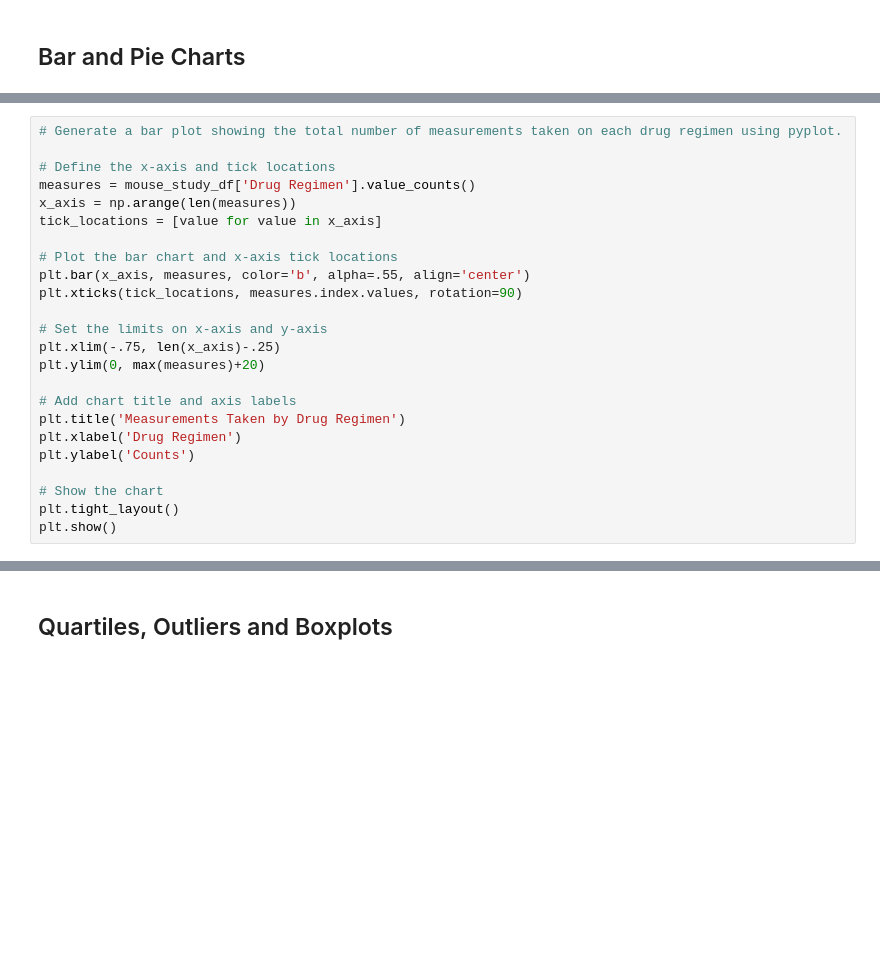
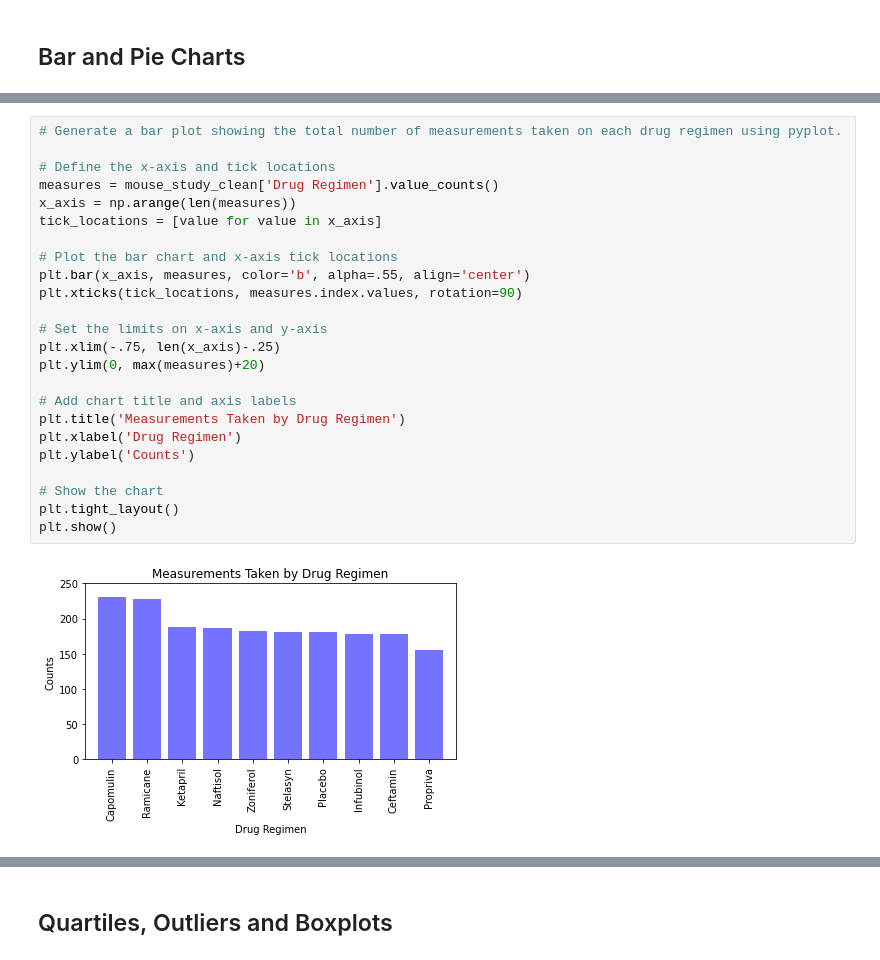
Before and after one commit to austin3216/matplotlib-challenge, a Jupyter notebook: pymaceuticals_starter.ipynb, the cells around one changed output, grey strips where cells are left out. Drawn from its saved outputs; the diff is of its cells as text; blank space fills up the shorter version.

```diff
--- a/pymaceuticals_starter.ipynb
+++ b/pymaceuticals_starter.ipynb
@@ -84,27 +139,29 @@ plt.show()
 # %%
 # Generate a bar plot showing the total number of measurements taken on each drug regimen using pyplot.
 
 # Define the x-axis and tick locations
-measures = mouse_study_df['Drug Regimen'].value_counts()
+measures = mouse_study_clean['Drug Regimen'].value_counts()
 x_axis = np.arange(len(measures))
 tick_locations = [value for value in x_axis]
 
 # Plot the bar chart and x-axis tick locations
 plt.bar(x_axis, measures, color='b', alpha=.55, align='center')
 plt.xticks(tick_locations, measures.index.values, rotation=90)
 
 # Set the limits on x-axis and y-axis
 plt.xlim(-.75, len(x_axis)-.25)
 plt.ylim(0, max(measures)+20)
 
 # Add chart title and axis labels
 plt.title('Measurements Taken by Drug Regimen')
 plt.xlabel('Drug Regimen')
 plt.ylabel('Counts')
 
 # Show the chart
 plt.tight_layout()
 plt.show()
+# %% [output]
+[figure, added]
 # %%
 # Generate a pie plot showing the distribution of female versus male mice using pandas
 
```
Also changed, not shown: parts of 12 cells of this notebook.
